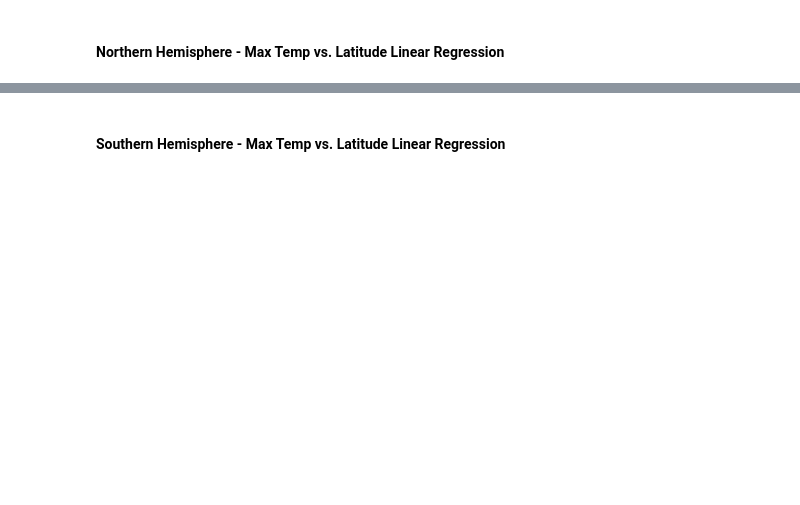
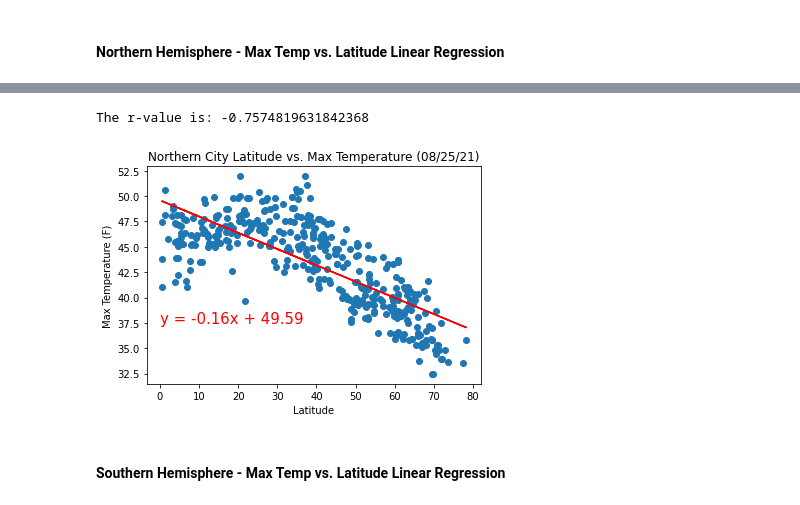
Before and after one commit to kellnergp/Weather-API-Mapping, a Jupyter notebook: WeatherPy/WeatherPy.ipynb, the cells around one changed output, grey strips where cells are left out. Cells and saved outputs as stored; diff of their text form; code cells hidden in the pictures; blank space fills up the shorter version.

Commit message:
north/south linear regressions for max temp and humidity

```diff
--- a/WeatherPy/WeatherPy.ipynb
+++ b/WeatherPy/WeatherPy.ipynb
@@ -323,3 +323,11 @@ plt.savefig('output_data/Fig4.png')
 This plot shows the relationship between distance from the equator (latitude) and wind speed at the time of data collection.
 # %% [markdown]
 ## Linear Regression
+# %%
+# Pull data for cities above and below the equator into separate dataframes
+northern_df = cities_df.loc[cities_df['Lat'] >= 0]
+southern_df = cities_df.loc[cities_df['Lat'] < 0]
+
+# print minimum latitude for northern cities and maximum latitude for southern cities to ensure data fits parameters
+print(f"Minimum latitude for northern cities: {northern_df['Lat'].min()}")
+print(f"Maximum latitude for southern cities: {southern_df['Lat'].max()}")
@@ -332,2 +339,37 @@ The r-value is: 0.46937863826630627
+# %%
+# pull pertinent values into lists to make regression simpler
+x_val = northern_df['Lat'].tolist()
+y_val = northern_df['Max Temp'].tolist()
+
+# use scipy.stats.linregress to determine the regression parameters
+(slope, intercept, rvalue, pvalue, stderr) = linregress(x_val, y_val)
+
+# generate the regression values using the slope-intercept equation
+regress_values = [value * slope + intercept for value in x_val]
+
+# generate the string for regression equation
+line_eq = "y = " + str(round(slope,2)) + "x + " + str(round(intercept,2))
+
+# print the r-value of the regression
+print(f"The r-value is: {rvalue}")
+
+# plot the values and the regression
+plt.figure()
+plt.scatter(x_val,y_val)
+plt.plot(x_val,regress_values,"r-")
+
+# add proper plot labels
+plt.title('Northern City Latitude vs. Max Temperature (08/25/21)')
+plt.xlabel('Latitude')
+plt.ylabel('Max Temperature (F)')
+
+# annotate the plot with line equation
+plt.annotate(line_eq,(0,37.5),fontsize=15,color="red")
+
+# save figure as png file
+plt.savefig('output_data/Fig5n.png')
+# %% [output]
+The r-value is: -0.7574819631842368
+[figure, added]
 # %% [markdown]
 ####  Southern Hemisphere - Max Temp vs. Latitude Linear Regression
```
Also changed, not shown: parts of 10 cells of this notebook, 4 other files.
